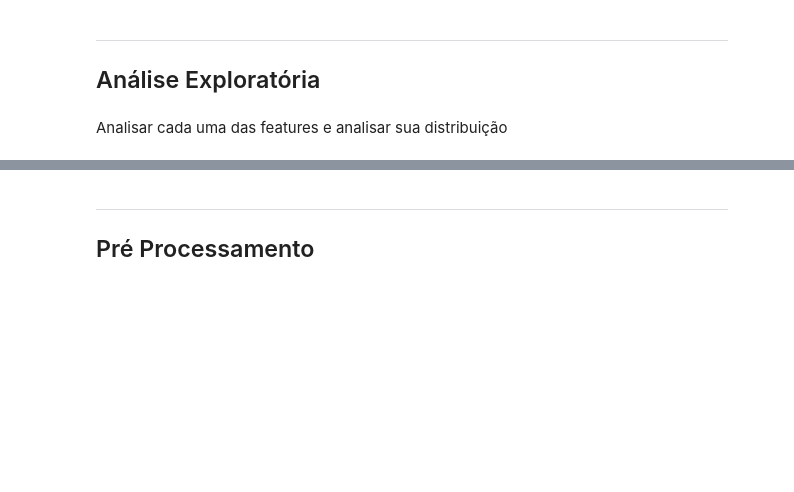
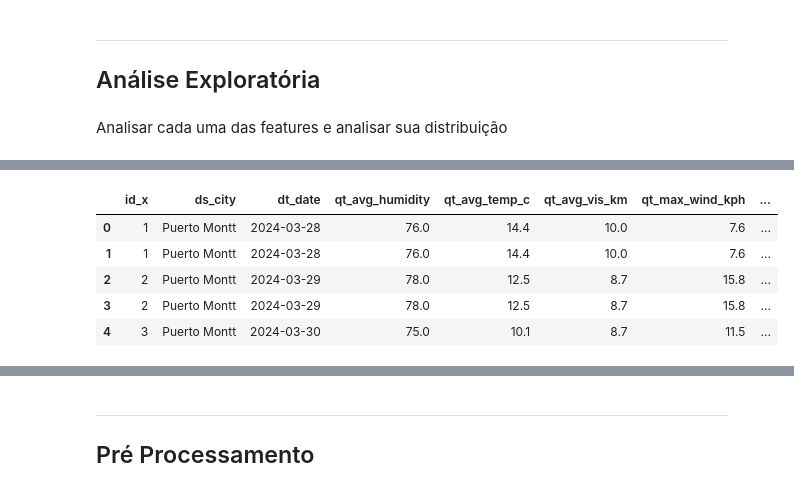
Before and after one commit to phenrike/tech-challenge-fase3-3MLET, a Jupyter notebook: app/notebook.ipynb, the cells around one changed output, grey strips where cells are left out. Saved outputs shown, nothing was run; the diff lists cells and outputs as text; code cells hidden in the pictures; blank space fills up the shorter version.

```diff
--- a/app/notebook.ipynb
+++ b/app/notebook.ipynb
@@ -21,0 +87,11 @@ NameError: name 'df' is not defined
+# %%
+# merge dos dois dataframes
+df = pd.merge(df_weather_history, df_measurements, on=['ds_city', 'dt_date'], how='inner')
+df.head()
+# %% [output]
+|  | id_x | ds_city | dt_date | qt_avg_humidity | qt_avg_temp_c | qt_avg_vis_km | qt_max_wind_kph | ... |
+| 0 | 1 | Puerto Montt | 2024-03-28 | 76.0 | 14.4 | 10.0 | 7.6 | ... |
+| 1 | 1 | Puerto Montt | 2024-03-28 | 76.0 | 14.4 | 10.0 | 7.6 | ... |
+| 2 | 2 | Puerto Montt | 2024-03-29 | 78.0 | 12.5 | 8.7 | 15.8 | ... |
+| 3 | 2 | Puerto Montt | 2024-03-29 | 78.0 | 12.5 | 8.7 | 15.8 | ... |
+| 4 | 3 | Puerto Montt | 2024-03-30 | 75.0 | 10.1 | 8.7 | 11.5 | ... |
```
Also changed, not shown: parts of 23 cells of this notebook, 2 other files.
